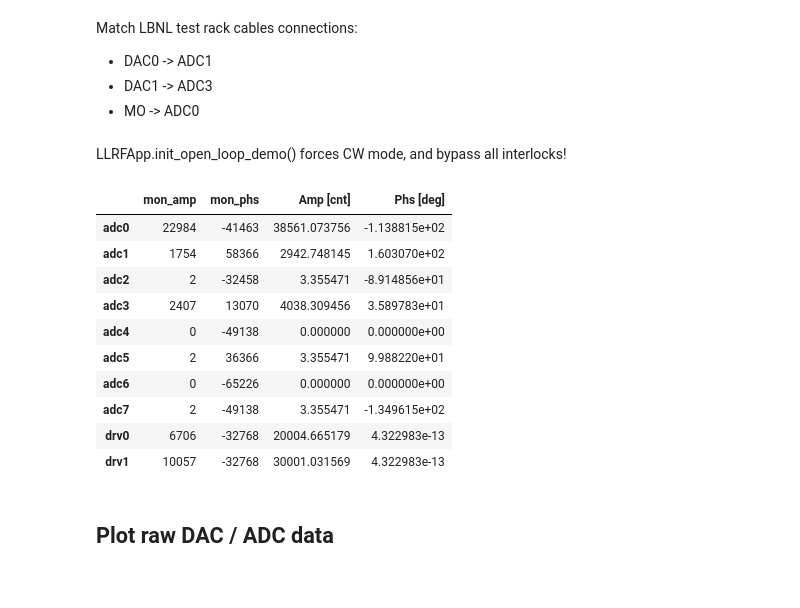
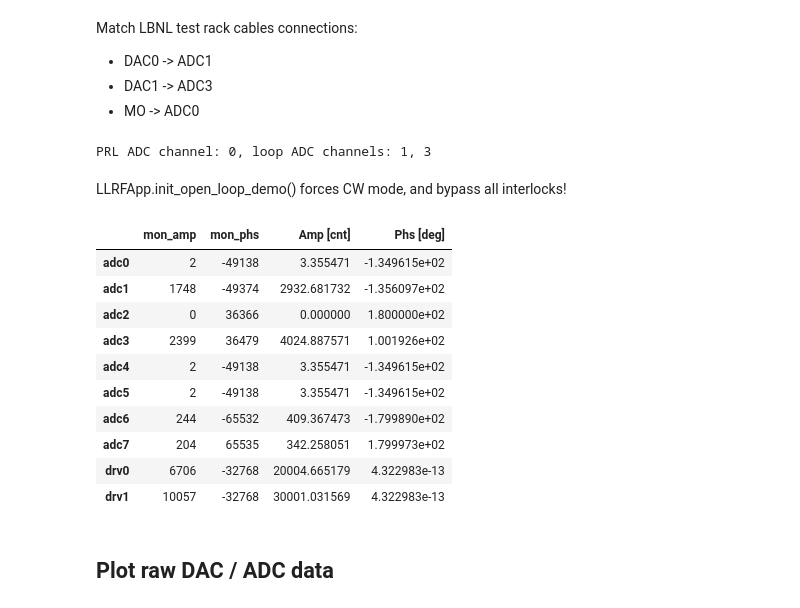
Before and after one commit to BerkeleyLab/uspas_llrf, a Jupyter notebook: doc/demos/test_lemp.ipynb, the cells around one changed output. Saved outputs shown, nothing was run; the diff lists cells and outputs as text; code cells hidden in the pictures.

```diff
--- a/doc/demos/test_lemp.ipynb
+++ b/doc/demos/test_lemp.ipynb
@@ -119,23 +119,27 @@ llrf.reg_write([
     ('loop0_adc_chan', loop0_adc_chan),
     ('loop1_adc_chan', loop1_adc_chan),
 ])
+print(f"PRL ADC channel: {prl_adc_chan}, loop ADC channels: {loop0_adc_chan}, {loop1_adc_chan}")
+# %% [output]
+PRL ADC channel: 0, loop ADC channels: 1, 3
 # %% [markdown]
 LLRFApp.init_open_loop_demo() forces CW mode, and bypass all interlocks!
 # %%
+amp_setp_adc = [2e4, 3e4]
 llrf.init_cw_demo()
-llrf.init_loop('loop0', amp_setp_adc=2e4)
-llrf.init_loop('loop1', amp_setp_adc=3e4)
+llrf.init_loop('loop0', amp_setp_adc=amp_setp_adc[0])
+llrf.init_loop('loop1', amp_setp_adc=amp_setp_adc[1])
 df_mon = llrf.get_rfmon()
 df_mon
 # %% [output]
 |  | mon_amp | mon_phs | Amp [cnt] | Phs [deg] |
-| adc0 | 22984 | -41463 | 38561.073756 | -1.138815e+02 |
-| adc1 | 1754 | 58366 | 2942.748145 | 1.603070e+02 |
-| adc2 | 2 | -32458 | 3.355471 | -8.914856e+01 |
-| adc3 | 2407 | 13070 | 4038.309456 | 3.589783e+01 |
-| adc4 | 0 | -49138 | 0.000000 | 0.000000e+00 |
-| adc5 | 2 | 36366 | 3.355471 | 9.988220e+01 |
-| adc6 | 0 | -65226 | 0.000000 | 0.000000e+00 |
-| adc7 | 2 | -49138 | 3.355471 | -1.349615e+02 |
+| adc0 | 2 | -49138 | 3.355471 | -1.349615e+02 |
+| adc1 | 1748 | -49374 | 2932.681732 | -1.356097e+02 |
+| adc2 | 0 | 36366 | 0.000000 | 1.800000e+02 |
+| adc3 | 2399 | 36479 | 4024.887571 | 1.001926e+02 |
+| adc4 | 2 | -49138 | 3.355471 | -1.349615e+02 |
+| adc5 | 2 | -49138 | 3.355471 | -1.349615e+02 |
+| adc6 | 244 | -65532 | 409.367473 | -1.799890e+02 |
+| adc7 | 204 | 65535 | 342.258051 | 1.799973e+02 |
 | drv0 | 6706 | -32768 | 20004.665179 | 4.322983e-13 |
 | drv1 | 10057 | -32768 | 30001.031569 | 4.322983e-13 |
```
Also changed, not shown: parts of 20 cells of this notebook, 16 other files.
